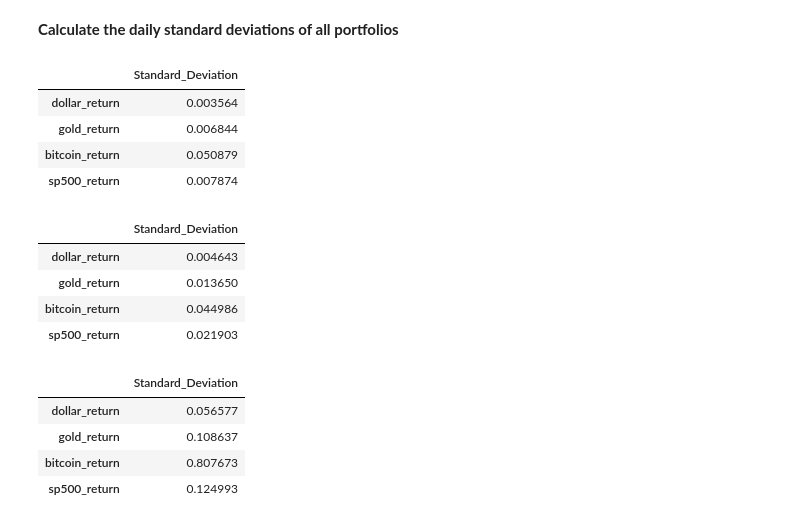
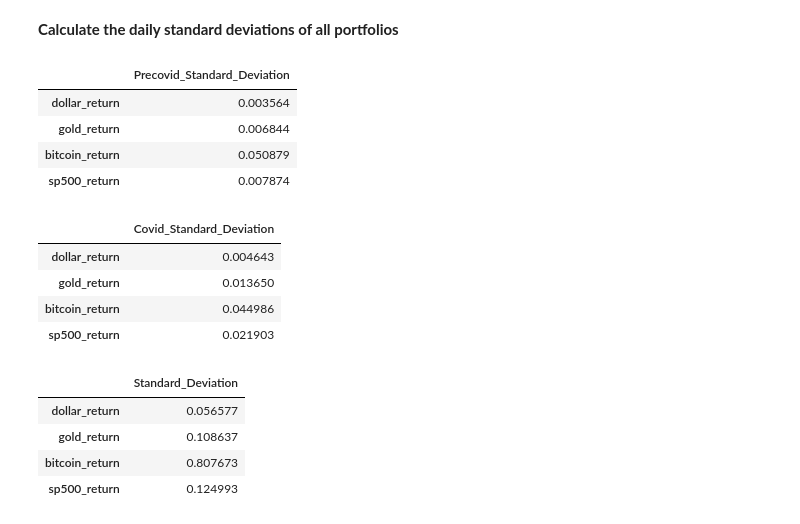
Before and after one commit to leongaoleon/project_one, a Jupyter notebook: ayesha/project_1.ipynb, the cells around one changed output. Saved outputs shown, nothing was run; the diff lists cells and outputs as text; code cells hidden in the pictures.

```diff
--- a/ayesha/project_1.ipynb
+++ b/ayesha/project_1.ipynb
@@ -487,20 +482,20 @@ daily_avg_df.head()
 **Calculate the daily standard deviations of all portfolios**
 # %%
 #Calculate the daily standard deviations of Pre-covid (2017-2019):
-daily_pc_std_df = pd.DataFrame(joined_pc_returns_df.std()).rename(columns = {0:"Standard_Deviation"})
+daily_pc_std_df = pd.DataFrame(joined_pc_returns_df.std()).rename(columns = {0:"Precovid_Standard_Deviation"})
 daily_pc_std_df.head()
 # %% [output]
-|  | Standard_Deviation |
+|  | Precovid_Standard_Deviation |
 | dollar_return | 0.003564 |
 | gold_return | 0.006844 |
 | bitcoin_return | 0.050879 |
 | sp500_return | 0.007874 |
 # %%
 #Calculate the daily standard deviations of covid (2020):
-daily_std_df = pd.DataFrame(joined_returns_df.std()).rename(columns = {0:"Standard_Deviation"})
+daily_std_df = pd.DataFrame(joined_returns_df.std()).rename(columns = {0:"Covid_Standard_Deviation"})
 daily_std_df.head()
 # %% [output]
-|  | Standard_Deviation |
+|  | Covid_Standard_Deviation |
 | dollar_return | 0.004643 |
 | gold_return | 0.013650 |
 | bitcoin_return | 0.044986 |
```
Also changed, not shown: parts of 17 cells of this notebook, 18 other files.
